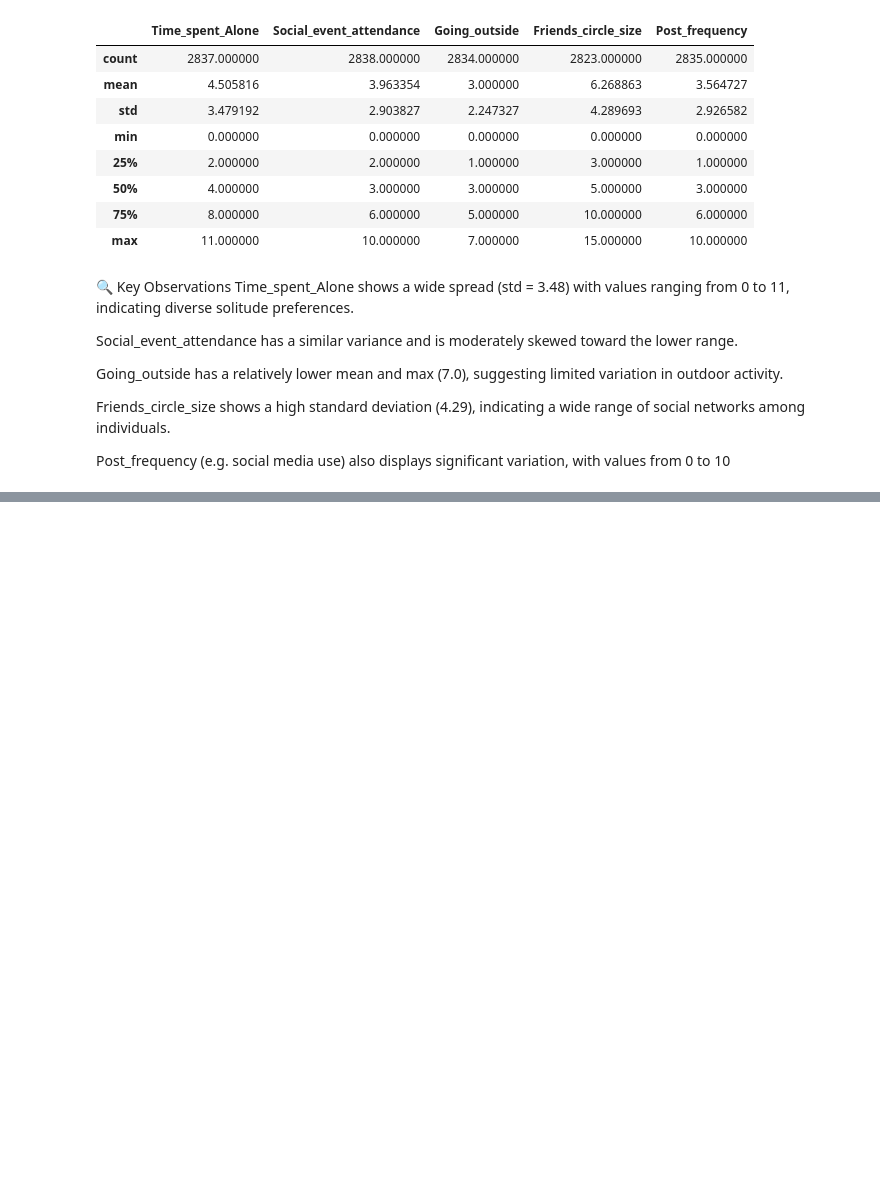
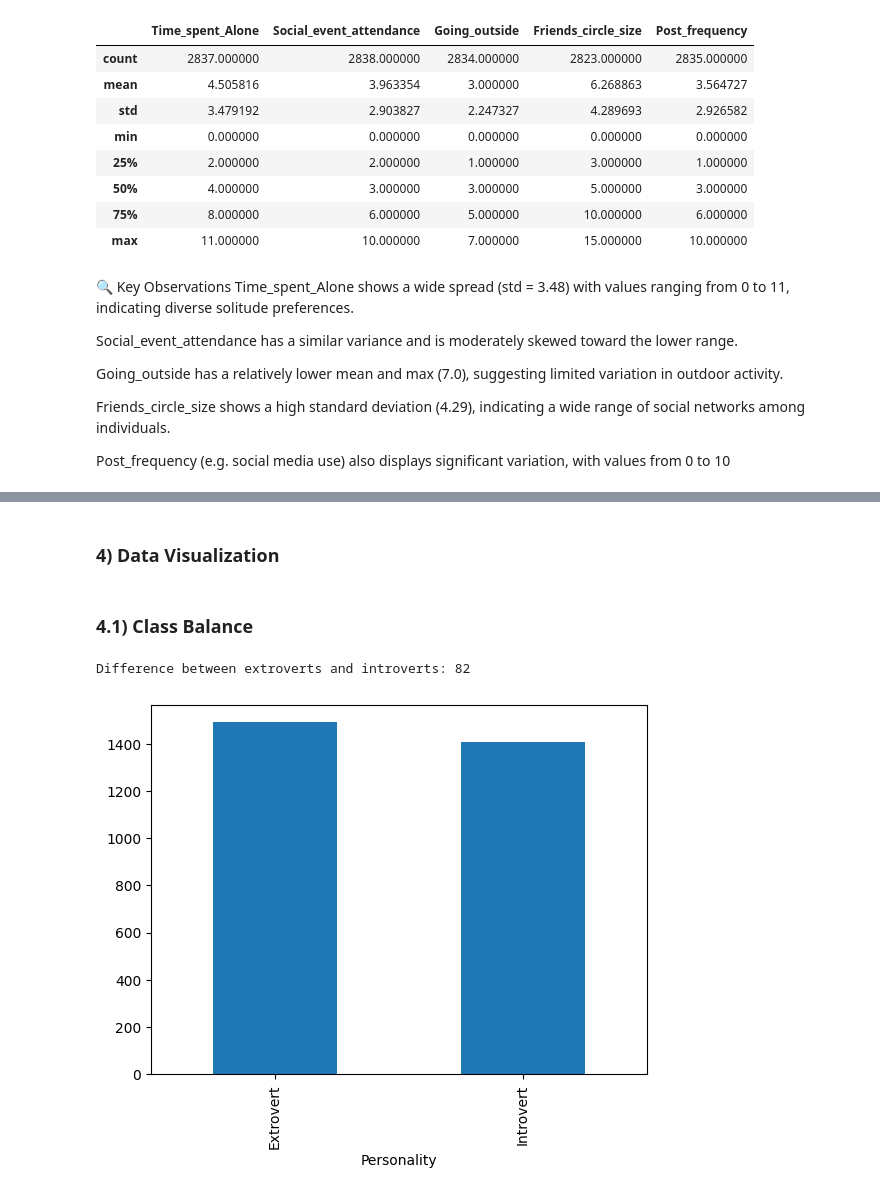
Before and after one commit to amarpoji/inttroversion-extroversion-ml, a Jupyter notebook: notebook/data/EDA_PERSONALITY.ipynb, the cells around one changed output, grey strips where cells are left out. Saved outputs shown, nothing was run; the diff lists cells and outputs as text; code cells hidden in the pictures; blank space fills up the shorter version.

Commit message:
create data ingestion

```diff
--- a/notebook/data/EDA_PERSONALITY.ipynb
+++ b/notebook/data/EDA_PERSONALITY.ipynb
@@ -199,0 +223,13 @@ Post_frequency (e.g. social media use) also displays significant variation, with
+# %% [markdown]
+### 4) Data Visualization
+# %% [markdown]
+### 4.1) Class Balance
+# %%
+df['Personality'].value_counts().plot(kind= 'bar')
+num_extrovert = df['Personality'].value_counts().get('Extrovert', 0)
+num_introvert = df['Personality'].value_counts().get('Introvert', 0)
+num_difference = num_extrovert - num_introvert
+print("Difference between extroverts and introverts:", num_difference)
+# %% [output]
+Difference between extroverts and introverts: 82
+[figure, added]
```
Also changed, not shown: parts of 14 cells of this notebook, 5 other files.
